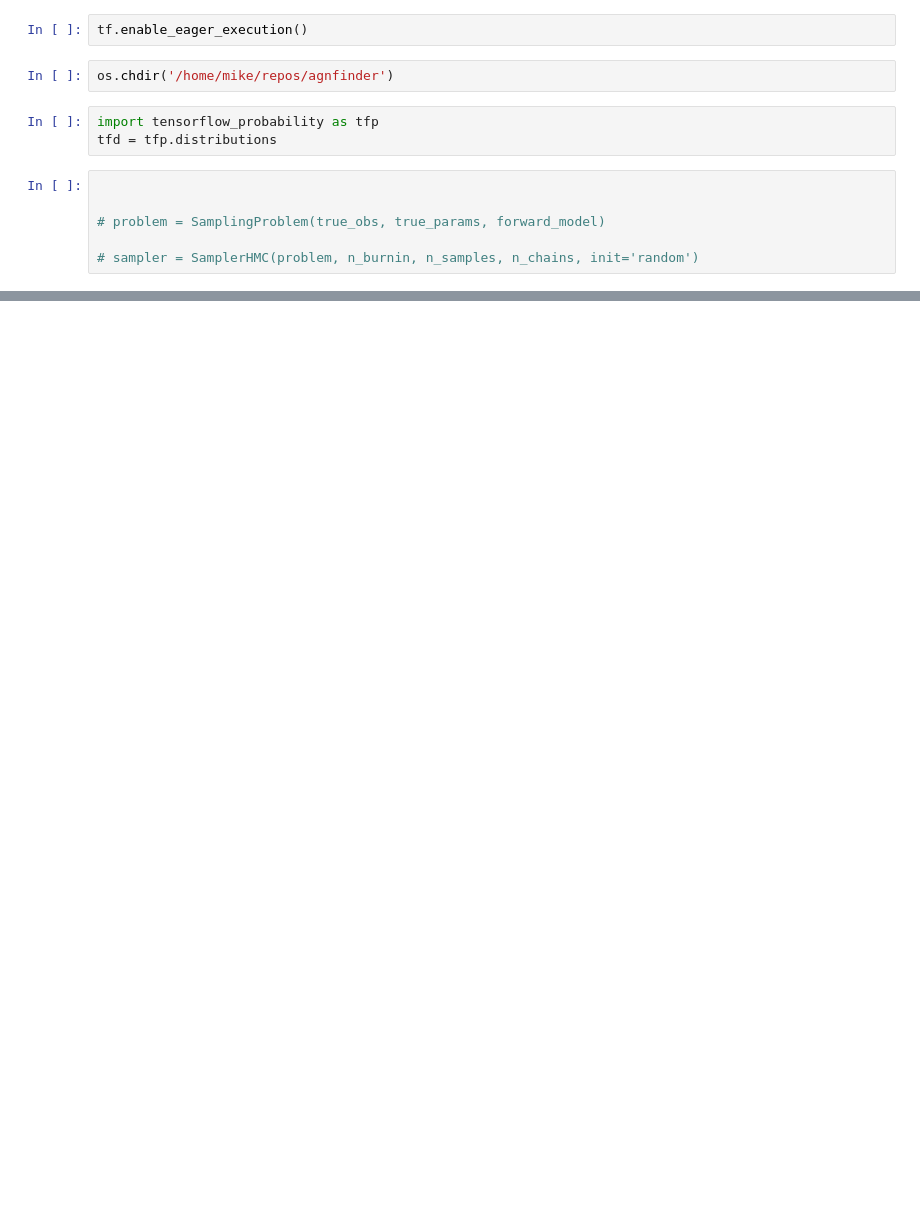
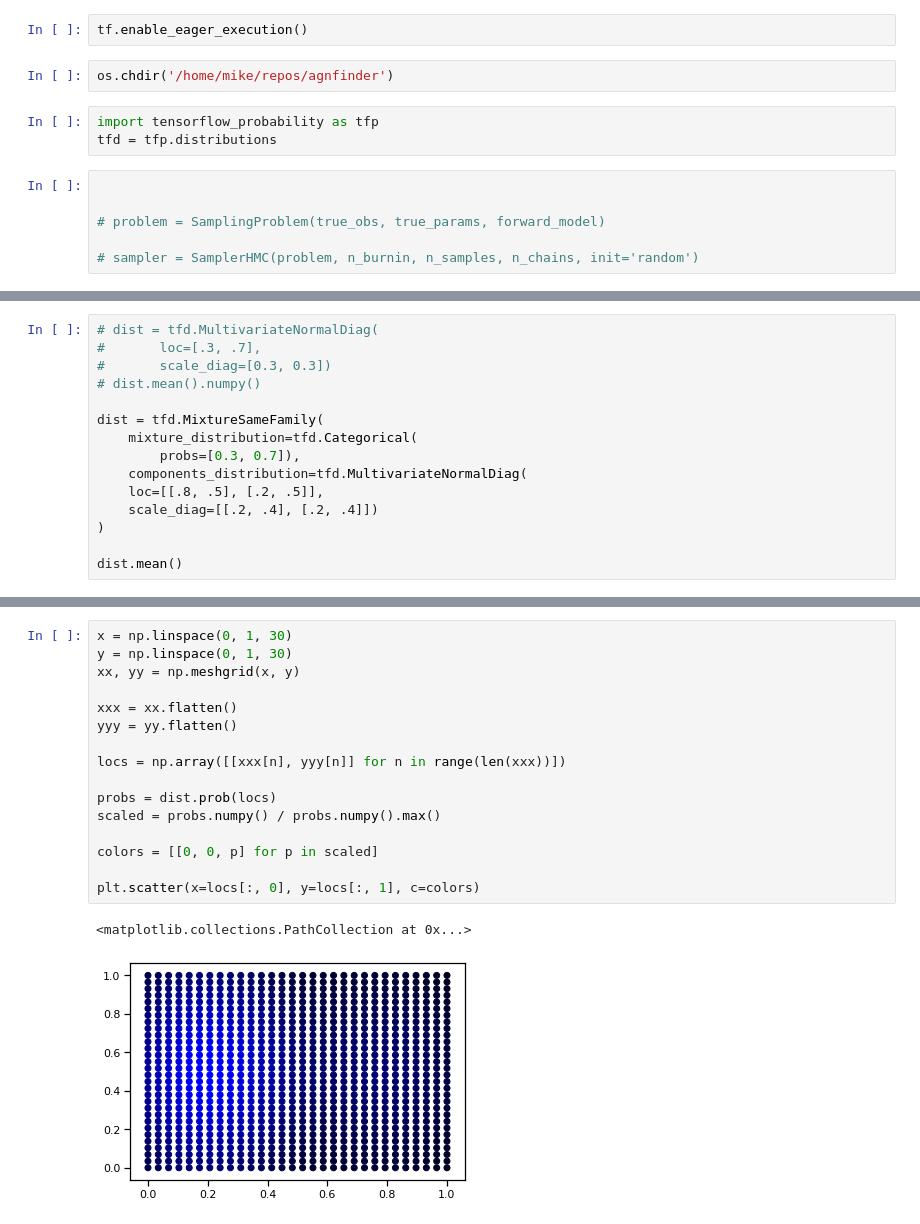
Before and after one commit to mwalmsley/agnfinder, a Jupyter notebook: notebooks/inference/basic_hmc_test.ipynb, the cells around one changed output, grey strips where cells are left out. Saved outputs shown, nothing was run; the diff lists cells and outputs as text; blank space fills up the shorter version.

```diff
--- a/notebooks/inference/basic_hmc_test.ipynb
+++ b/notebooks/inference/basic_hmc_test.ipynb
@@ -44,0 +35,15 @@ hmc(log_prob, initial_state, num_results, num_burnin)
+# %%
+# dist = tfd.MultivariateNormalDiag(
+#       loc=[.3, .7],
+#       scale_diag=[0.3, 0.3])
+# dist.mean().numpy()
+
+dist = tfd.MixtureSameFamily(
+    mixture_distribution=tfd.Categorical(
+        probs=[0.3, 0.7]),
+    components_distribution=tfd.MultivariateNormalDiag(
+    loc=[[.8, .5], [.2, .5]],
+    scale_diag=[[.2, .4], [.2, .4]])
+)
+
+dist.mean()
@@ -44,0 +67,19 @@ hmc(log_prob, initial_state, num_results, num_burnin)
+# %%
+x = np.linspace(0, 1, 30)
+y = np.linspace(0, 1, 30)
+xx, yy = np.meshgrid(x, y)
+
+xxx = xx.flatten()
+yyy = yy.flatten()
+
+locs = np.array([[xxx[n], yyy[n]] for n in range(len(xxx))])
+
+probs = dist.prob(locs)
+scaled = probs.numpy() / probs.numpy().max()
+
+colors = [[0, 0, p] for p in scaled]
+
+plt.scatter(x=locs[:, 0], y=locs[:, 1], c=colors)
+# %% [output]
+<matplotlib.collections.PathCollection at 0x...>
+[figure, added]
```
Also changed, not shown: parts of 17 cells of this notebook, 1 other file.
